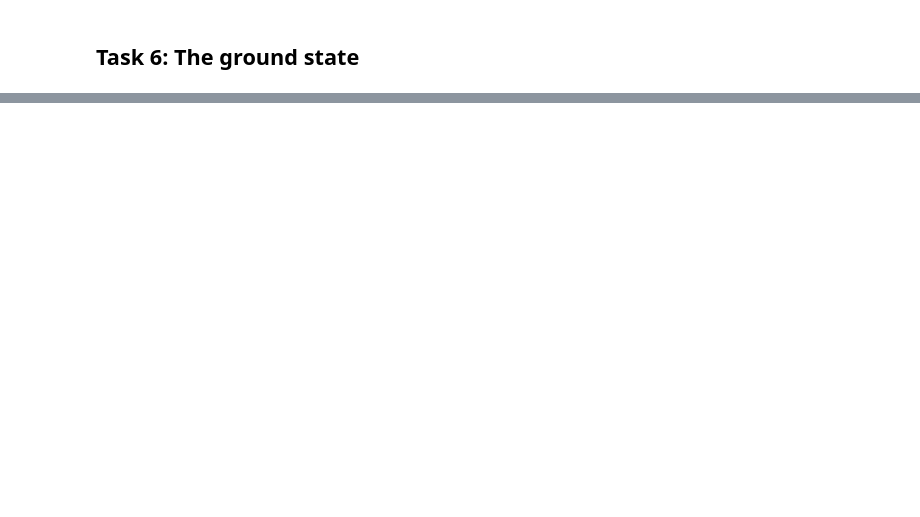
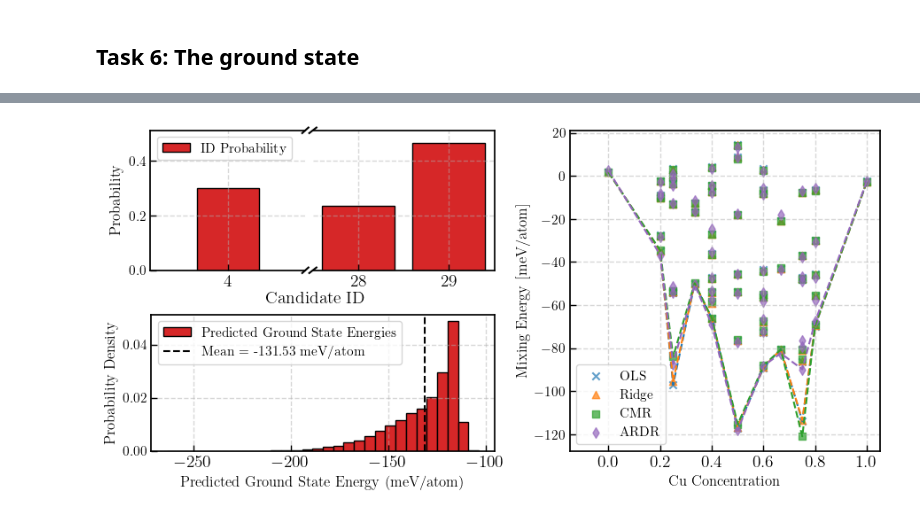
Before and after one commit to stommen/tif345_projects, a Jupyter notebook: project_2a/project2a_LBOS.ipynb, the cells around one changed output, grey strips where cells are left out. Drawn from its saved outputs; the diff is of its cells as text; code cells hidden in the pictures; blank space fills up the shorter version.

```diff
--- a/project_2a/project2a_LBOS.ipynb
+++ b/project_2a/project2a_LBOS.ipynb
@@ -738,0 +674,84 @@ ARD Regression: ID 4 with Energy -0.1182 eV/atom
+# %%
+
+fig, ax = plt.subplots(figsize=(5, 2))
+plt.hist(1000 * np.array(gs_energies), bins=30, color='tab:red', alpha=1, edgecolor='black', density=True, label='Predicted Ground State Energies')
+plt.axvline(x=np.mean(1000 * np.array(gs_energies)), color='k', linestyle='--', label=f'Mean = {np.mean(1000 * np.array(gs_energies)):.2f} meV/atom')
+plt.xlabel('Predicted Ground State Energy (meV/atom)')
+plt.ylabel('Probability Density')
+plt.grid(True, linestyle='--', alpha=0.5)
+plt.legend()
+ids_unique, counts = np.unique(ids, return_counts=True)
+probs = counts / np.sum(counts)
+
+# Split data for the broken axis
+left_mask  = ids_unique <= 5
+right_mask = ids_unique >= 27
+
+ids_left   = ids_unique[left_mask]
+probs_left = probs[left_mask]
+
+ids_right   = ids_unique[right_mask]
+probs_right = probs[right_mask]
+
+ax1 = fig.add_axes([0.123, 1.13, 0.35, 0.79])
+ax2 = fig.add_axes([0.49, 1.13, 0.41, 0.79])
+ax1.grid(True, linestyle='--', alpha=0.5)
+ax2.grid(True, linestyle='--', alpha=0.5)
+
+# --- Plot bars ---
+ax1.bar(ids_left, probs_left, color='tab:red', alpha=1, edgecolor='black', width=0.08, label='ID Probability')
+ax2.bar(ids_right, probs_right, color='tab:red', alpha=1, edgecolor='black')
+
+# --- Set x-limits ---
+ax1.set_xlim(ids_left.min() - 0.1, ids_left.max() + 0.1)
+ax2.set_xlim(ids_right.min() - 0.5, ids_right.max() + 0.5)
+
+# --- Manually synchronize y-limits ---
+ymin = 0
+ymax = max(max(probs_left), max(probs_right)) * 1.1
+ax1.set_ylim(ymin, ymax)
+ax2.set_ylim(ymin, ymax)
+
+# --- Hide spines between subplots ---
+ax1.spines.right.set_visible(False)
+ax2.spines.left.set_visible(False)
+ax1.tick_params(right=False)
+ax2.tick_params(left=False)
+ax1.set_xticks([4])
+ax2.set_yticklabels([])
+
+# --- Diagonal break marks ---
+d = 0.02
+kwargs = dict(transform=ax1.transAxes, color='k', clip_on=False)
+ax1.plot((1-d,1+d), (-d,d), **kwargs)
+ax1.plot((1-d,1+d), (1-d,1+d), **kwargs)
+kwargs = dict(transform=ax2.transAxes, color='k', clip_on=False)
+ax2.plot((-d,d), (-d,d), **kwargs)
+ax2.plot((-d,d), (1-d,1+d), **kwargs)
+
+# --- Labels ---
+ax1.set_ylabel("Probability")
+ax1.text(4.05, -0.12, "Candidate ID")
+ax1.legend(loc='upper left')
+ax2.set_xticks([28, 29])
+
+# Plot ground state energy comparisons
+ax = fig.add_axes([1.07, 0.11, 0.7, 1.81])
+ax.scatter(cu_concentrations_gs, E_pred_OLS * 1000, label='OLS', color='tab:blue', alpha=0.7, marker='x')
+ax.plot(ols_unique_concentrations, ols_sorted_E_preds * 1000, color='tab:blue', linestyle='--')
+ax.scatter(cu_concentrations_gs, E_pred_ridge * 1000, label='Ridge', color='tab:orange', alpha=0.7, marker='^')
+ax.plot(ridge_unique_concentrations, ridge_sorted_E_preds * 1000, color='tab:orange', linestyle='--')
+ax.scatter(cu_concentrations_gs, E_pred_cov * 1000, label='CMR', color='tab:green', alpha=0.7, marker='s')
+ax.plot(cov_unique_concentrations, cov_sorted_E_preds * 1000, color='tab:green', linestyle='--')
+ax.scatter(cu_concentrations_gs, E_pred_ardr * 1000, label='ARDR', color='tab:purple', alpha=0.7, marker='d')
+ax.plot(ardr_unique_concentrations, ardr_sorted_E_preds * 1000, color='tab:purple', linestyle='--')
+ax.set_xlabel('Cu Concentration')
+ax.set_ylabel('Mixing Energy [meV/atom]')
+ax.legend(loc='lower left')
+ax.set_xlim(-0.15, 1.05)
+ax.grid(True, linestyle='--', alpha=0.5)
+
+plt.savefig('figs/gs_energy_distribution_predictions_and_id_probabilities.pdf', bbox_inches='tight')
+plt.show()
+# %% [output]
+[figure, added]
```
Also changed, not shown: parts of 10 cells of this notebook, 7 other files.
